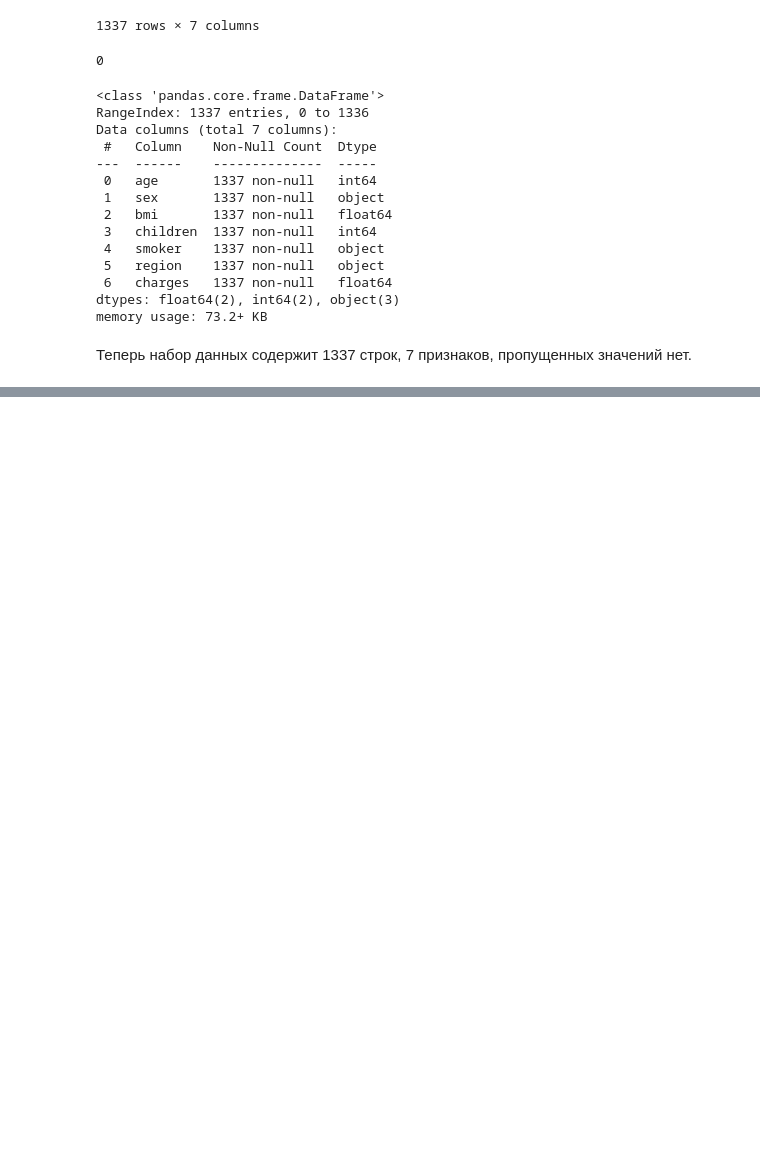
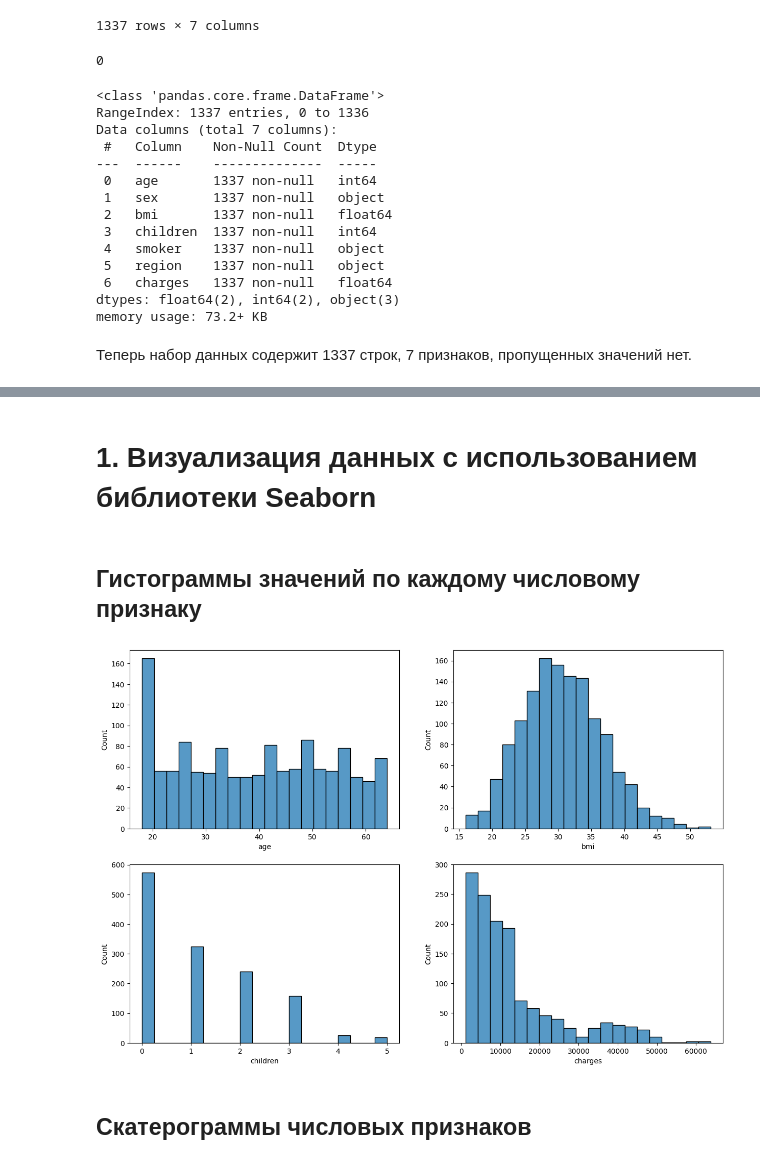
Before and after one commit to shturman637/ProgIng, a Jupyter notebook: Untitled18.ipynb, the cells around one changed output, grey strips where cells are left out. Saved outputs shown, nothing was run; the diff lists cells and outputs as text; code cells hidden in the pictures; blank space fills up the shorter version.

```diff
--- a/Untitled18.ipynb
+++ b/Untitled18.ipynb
@@ -127,0 +130,16 @@ memory usage: 73.2+ KB
+# %%
+cat_columns = [] # создаем пустой список для имен колонок категориальных данных
+num_columns = [] # создаем пустой список для имен колонок числовых данных
+
+for column_name in DF.columns: # смотрим на все колонки в DataFrame
+    if (DF[column_name].dtypes == object): # проверяем тип данных для каждой колонки
+        cat_columns +=[column_name] # если тип объект - то складываем в категориальные данные
+    else:
+        num_columns +=[column_name] # иначе - числовые
+
+# важно: если признак категориальный, но хранится в формате числовых данных, тогда код не сработает корректно
+
+# выводим результат
+print('Категориальные данные:\t ',cat_columns, '\n Число столблцов = ',len(cat_columns))
+
+print('Числовые данные:\t ',  num_columns, '\n Число столблцов = ',len(num_columns))
@@ -127,0 +165,19 @@ memory usage: 73.2+ KB
+# %% [markdown]
+# 1. Визуализация данных с использованием библиотеки Seaborn
+# %% [markdown]
+## Гистограммы значений по каждому числовому признаку
+# %%
+width = 2 # количество столбцов на "полотне"
+height = int(np.ceil(len(num_columns)/width)) # количество строк на "полотне"
+fig, ax = plt.subplots(nrows=height, ncols=width, figsize=(15,10)) # создаем "полотно", на котором будем "рисовать" графики
+
+for idx, column_name in enumerate(num_columns): # перебираем все числовые данные
+    plt.subplot(height,width, idx+1) #берем конкретную ячейку из заранее подготовленную заготовки
+    # рисуем с помощью библиотеки seaborn
+    sns.histplot(data=DF, # какой датафрейм используем
+            x=column_name, # какую переменную отрисовываем
+            bins = 20);  # на сколько ячеек разбиваем
+# %% [output]
+[figure, added]
+# %% [markdown]
+## Скатерограммы числовых признаков
```
Also changed, not shown: parts of 4 cells of this notebook.
